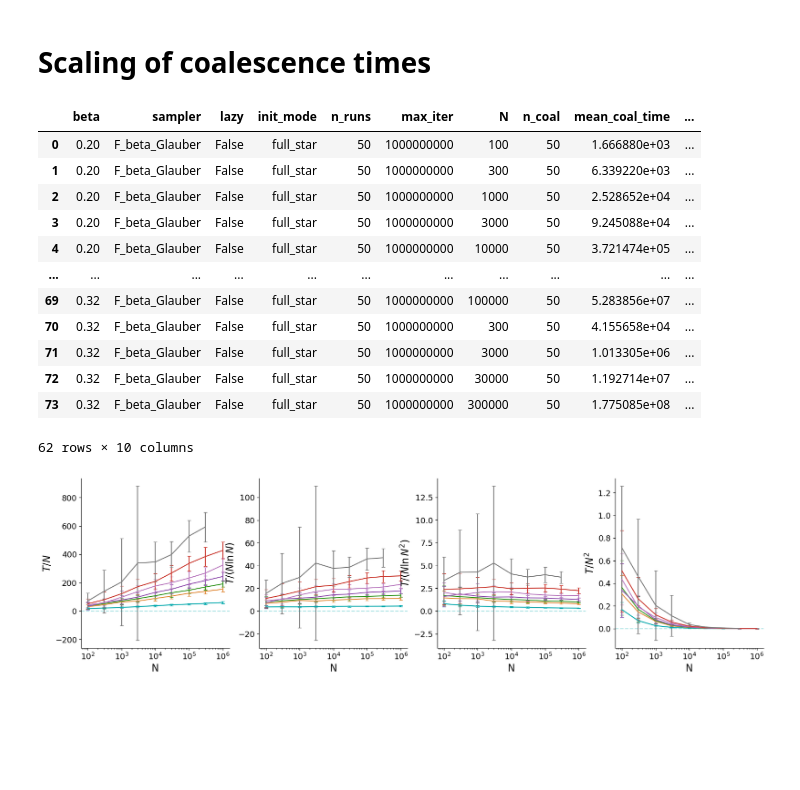
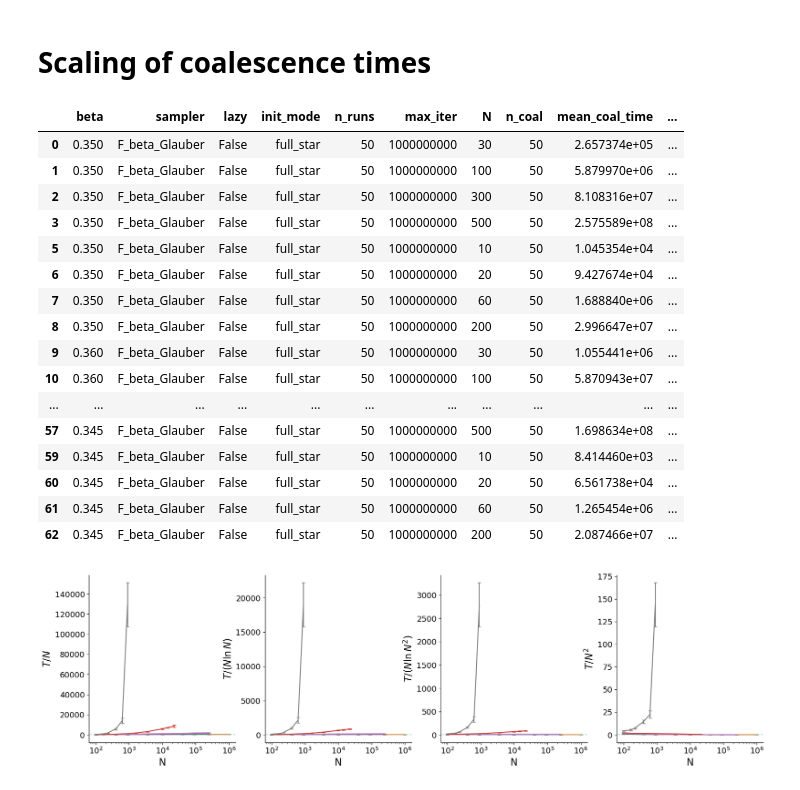
Before and after one commit to LouiseBudzynski/Bounding_Chain_Disordered_Ising_Models, a Jupyter notebook: notebooks/read_coal_time.ipynb, the cells around one changed output. Drawn from its saved outputs; the diff is of its cells as text; code cells hidden in the pictures; blank space fills up the shorter version.

Commit message:
plots coal time

```diff
--- a/notebooks/read_coal_time.ipynb
+++ b/notebooks/read_coal_time.ipynb
@@ -166,0 +196,27 @@ fig.savefig(f'../results/{folder_data}/coal_frac_{graph_type}_{coup_type}_d{d}.p
+# %%
+for beta in sorted(df_filtered['beta'].unique()):
+    if coup_type == 'gauss' and (beta < 0.31 or beta >= 0.35):
+        continue
+    sub_df = df_filtered[df_filtered['beta'] == beta].sort_values('N')
+    N = sub_df['N'].values
+    T = sub_df['mean_coal_time'].values
+    n_runs_plot = sub_df['n_runs'].values
+    print(beta, n_runs_plot)
+    sT = sub_df['std_coal_time'].values/np.sqrt(n_runs_plot)
+    if graph_type in ('EA2D', 'F2D'):
+        N = N**2
+    if graph_type in ('EA3D', 'F3D'):
+        N = N**3
+    plt.errorbar(N, T/N,
+                yerr=sT/N,
+                label=rf'$\beta={beta:.3f}$',
+                capsize=3)
+
+#plt.axhline(10**9, linestyle='--', alpha=0.3)
+#plt.axhline(10**8, linestyle='--', alpha=0.3)
+plt.xlabel(rf'$n$')
+plt.ylabel(rf'$T_\mathrm{{coal}} / n$')
+plt.xscale('log')
+plt.yscale('log')
+plt.legend()
+plt.show()
@@ -168,66 +232,76 @@ fig.savefig(f'../results/{folder_data}/coal_frac_{graph_type}_{coup_type}_d{d}.p
 # Scaling of coalescence times
 # %%
 max_iter_plot = 10**9
+n_runs_plot = 50
 if graph_type == 'ER' and coup_type == 'gauss':
     beta_plot = [0.2,0.27,0.28,0.29,0.3,0.31,0.32] # beta selection for plotting
+    N_min = 50
 elif graph_type == 'ER' and coup_type == 'ising':
     beta_plot = [0.23,0.24,0.25] # beta selection for plotting
+    N_min = 50
 elif graph_type == 'EA2D' and coup_type == 'ising':
     beta_plot = df['beta'].unique() #[0.33,0.34] # beta selection for plotting
+    N_min = 0
 else:
     beta_plot = df['beta'].unique()
 
 mask = (
     (df['n_coal'] == df['n_runs']) & # plot only beta values for which every run has coalesced (for unbiased averages)
     (df['beta'].isin(beta_plot)) &
-    (df['max_iter'] == max_iter_plot)
+    (df['n_runs'] == n_runs_plot) &
+    (df['max_iter'] == max_iter_plot) &
+    (df['N'] >= N_min)
 )
 df_filtered = df[mask]
 df_filtered
 # %% [output]
 |  | beta | sampler | lazy | init_mode | n_runs | max_iter | N | n_coal | mean_coal_time | ... |
-| 0 | 0.20 | F_beta_Glauber | False | full_star | 50 | 1000000000 | 100 | 50 | 1.666880e+03 | ... |
-| 1 | 0.20 | F_beta_Glauber | False | full_star | 50 | 1000000000 | 300 | 50 | 6.339220e+03 | ... |
-| 2 | 0.20 | F_beta_Glauber | False | full_star | 50 | 1000000000 | 1000 | 50 | 2.528652e+04 | ... |
-| 3 | 0.20 | F_beta_Glauber | False | full_star | 50 | 1000000000 | 3000 | 50 | 9.245088e+04 | ... |
-| 4 | 0.20 | F_beta_Glauber | False | full_star | 50 | 1000000000 | 10000 | 50 | 3.721474e+05 | ... |
+| 0 | 0.350 | F_beta_Glauber | False | full_star | 50 | 1000000000 | 30 | 50 | 2.657374e+05 | ... |
+| 1 | 0.350 | F_beta_Glauber | False | full_star | 50 | 1000000000 | 100 | 50 | 5.879970e+06 | ... |
+| 2 | 0.350 | F_beta_Glauber | False | full_star | 50 | 1000000000 | 300 | 50 | 8.108316e+07 | ... |
+| 3 | 0.350 | F_beta_Glauber | False | full_star | 50 | 1000000000 | 500 | 50 | 2.575589e+08 | ... |
+| 5 | 0.350 | F_beta_Glauber | False | full_star | 50 | 1000000000 | 10 | 50 | 1.045354e+04 | ... |
+| 6 | 0.350 | F_beta_Glauber | False | full_star | 50 | 1000000000 | 20 | 50 | 9.427674e+04 | ... |
+| 7 | 0.350 | F_beta_Glauber | False | full_star | 50 | 1000000000 | 60 | 50 | 1.688840e+06 | ... |
+| 8 | 0.350 | F_beta_Glauber | False | full_star | 50 | 1000000000 | 200 | 50 | 2.996647e+07 | ... |
+| 9 | 0.360 | F_beta_Glauber | False | full_star | 50 | 1000000000 | 30 | 50 | 1.055441e+06 | ... |
+| 10 | 0.360 | F_beta_Glauber | False | full_star | 50 | 1000000000 | 100 | 50 | 5.870943e+07 | ... |
 | ... | ... | ... | ... | ... | ... | ... | ... | ... | ... | ... |
-| 69 | 0.32 | F_beta_Glauber | False | full_star | 50 | 1000000000 | 100000 | 50 | 5.283856e+07 | ... |
-| 70 | 0.32 | F_beta_Glauber | False | full_star | 50 | 1000000000 | 300 | 50 | 4.155658e+04 | ... |
-| 71 | 0.32 | F_beta_Glauber | False | full_star | 50 | 1000000000 | 3000 | 50 | 1.013305e+06 | ... |
-| 72 | 0.32 | F_beta_Glauber | False | full_star | 50 | 1000000000 | 30000 | 50 | 1.192714e+07 | ... |
-| 73 | 0.32 | F_beta_Glauber | False | full_star | 50 | 1000000000 | 300000 | 50 | 1.775085e+08 | ... |
+| 57 | 0.345 | F_beta_Glauber | False | full_star | 50 | 1000000000 | 500 | 50 | 1.698634e+08 | ... |
+| 59 | 0.345 | F_beta_Glauber | False | full_star | 50 | 1000000000 | 10 | 50 | 8.414460e+03 | ... |
+| 60 | 0.345 | F_beta_Glauber | False | full_star | 50 | 1000000000 | 20 | 50 | 6.561738e+04 | ... |
+| 61 | 0.345 | F_beta_Glauber | False | full_star | 50 | 1000000000 | 60 | 50 | 1.265454e+06 | ... |
+| 62 | 0.345 | F_beta_Glauber | False | full_star | 50 | 1000000000 | 200 | 50 | 2.087466e+07 | ... |
-62 rows × 10 columns
 # %%
 fig, axes = plt.subplots(1, 4, figsize=(20, 5))
 scalings = {
     r'$T / N$': (lambda N, T: T / N,
-                lambda N, T, sT: sT / N),
+                lambda N, T, sT: sT / N / np.sqrt(n_runs_plot)),
     r'$T / (N \ln N)$': (lambda N, T: T / (N * np.log(N)),
-                          lambda N, T, sT: sT / (N * np.log(N))),
+                          lambda N, T, sT: sT / (N * np.log(N) * np.sqrt(n_runs_plot))),
     r'$T / (N \ln N^2)$': (lambda N, T: T / (N * np.log(N)**2),
-                          lambda N, T, sT: sT / (N * np.log(N)**2)),
+                          lambda N, T, sT: sT / (N * np.log(N)**2 * np.sqrt(n_runs_plot))),
     r'$T / N^2$': (lambda N, T: T / N**2,
-                   lambda N, T, sT: sT / N**2),
+                   lambda N, T, sT: sT / N**2 / np.sqrt(n_runs_plot)),
 }
 for ax, (label, (scaling_fn, err_fn)) in zip(axes, scalings.items()):
     for beta in sorted(df_filtered['beta'].unique()):
         sub_df = df_filtered[df_filtered['beta'] == beta].sort_values('N')
         N = sub_df['N'].values
         if graph_type in ('EA2D', 'F2D'):
             N = N**2
         if graph_type in ('EA3D', 'F3D'):
             N = N**3
         T = sub_df['mean_coal_time'].values
         sT = sub_df['std_coal_time'].values
         ax.errorbar(N, scaling_fn(N, T), yerr=err_fn(N, T, sT), label=f'beta={beta:.3f}', capsize=3)
     ax.axhline(0, linestyle='--', alpha=0.3)
     ax.set_xlabel('N')
     ax.set_ylabel(label)
     ax.set_xscale('log')
 plt.show()
 # %% [output]
-[figure, old version]
+[figure, new version]
 # %%
 fig, axes = plt.subplots(1, 3, figsize=(20, 5))
 fit_coeffs = {}
```
Also changed, not shown: parts of 12 cells of this notebook, 32 other files.
